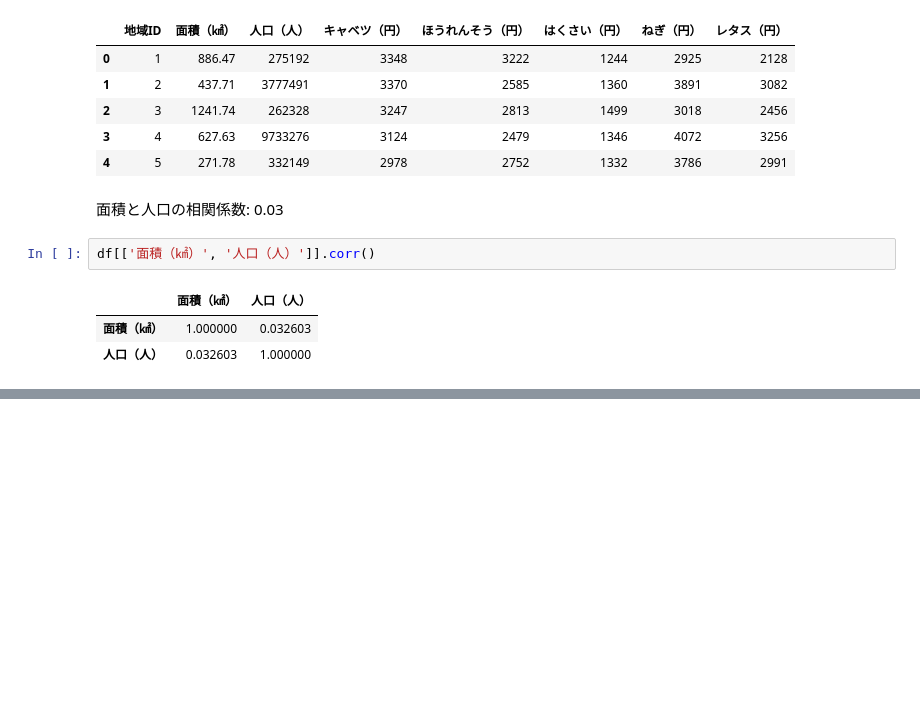
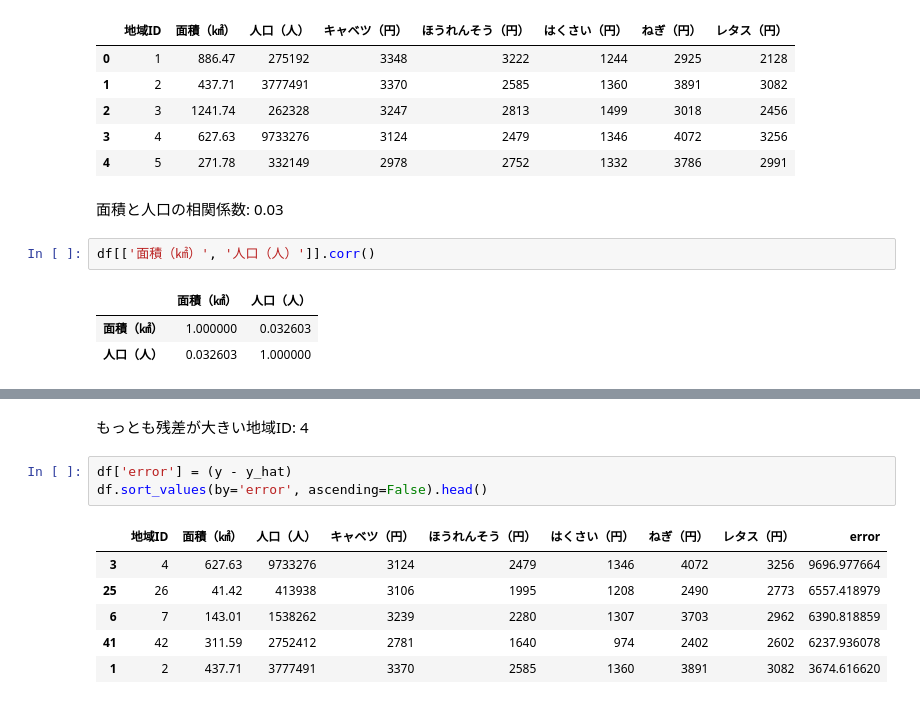
Before and after one commit to akmiccom/dataAnalyticsBasic, a Jupyter notebook: notebooks/e4.ipynb, the cells around one changed output, grey strips where cells are left out. Cells and saved outputs as stored; diff of their text form; blank space fills up the shorter version.

```diff
--- a/notebooks/e4.ipynb
+++ b/notebooks/e4.ipynb
@@ -88,0 +123,12 @@ plt.scatter(df['レタス（円）'], df['キャベツ（円）'])
+# %% [markdown]
+もっとも残差が大きい地域ID: 4
+# %%
+df['error'] = (y - y_hat)
+df.sort_values(by='error', ascending=False).head()
+# %% [output]
+|  | 地域ID | 面積（㎢） | 人口（人） | キャベツ（円） | ほうれんそう（円） | はくさい（円） | ねぎ（円） | レタス（円） | error |
+| 3 | 4 | 627.63 | 9733276 | 3124 | 2479 | 1346 | 4072 | 3256 | 9696.977664 |
+| 25 | 26 | 41.42 | 413938 | 3106 | 1995 | 1208 | 2490 | 2773 | 6557.418979 |
+| 6 | 7 | 143.01 | 1538262 | 3239 | 2280 | 1307 | 3703 | 2962 | 6390.818859 |
+| 41 | 42 | 311.59 | 2752412 | 2781 | 1640 | 974 | 2402 | 2602 | 6237.936078 |
+| 1 | 2 | 437.71 | 3777491 | 3370 | 2585 | 1360 | 3891 | 3082 | 3674.616620 |
```
Also changed, not shown: parts of 11 cells of this notebook, 4 other files.
